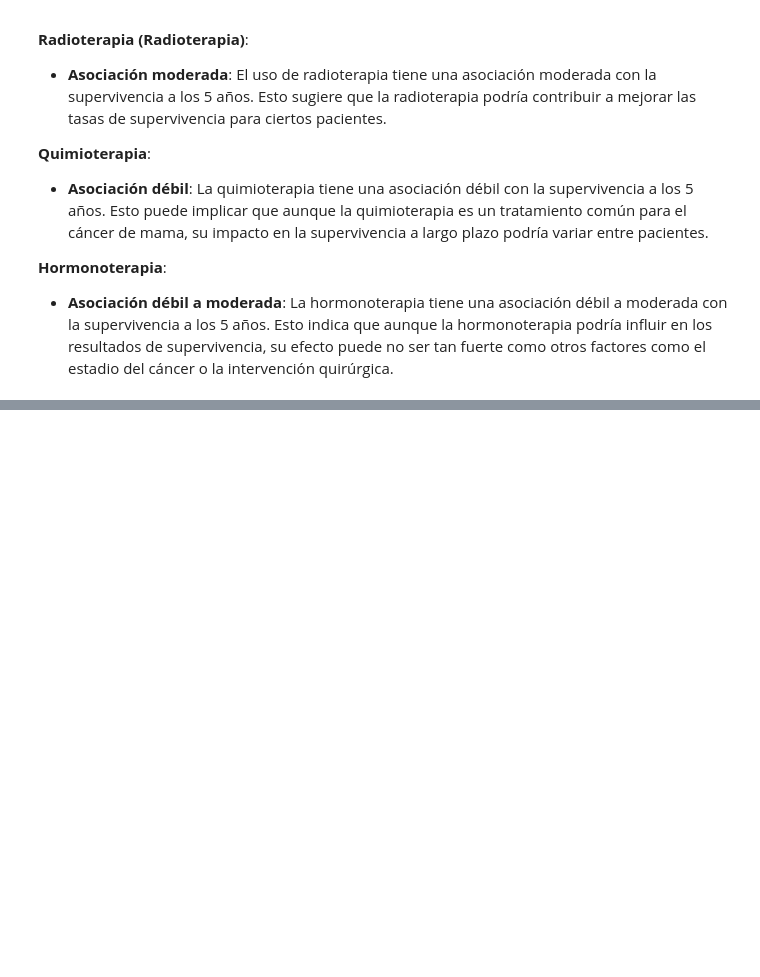
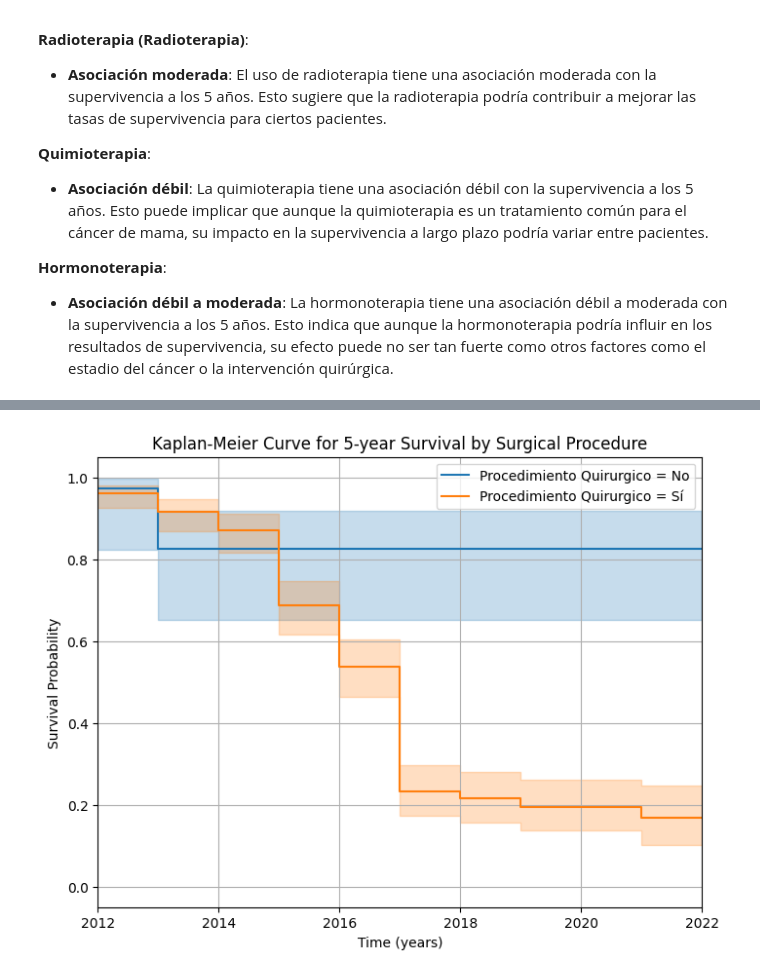
Before and after one commit to slesageq/Survivor_Analysis, a Jupyter notebook: analysis.ipynb, the cells around one changed output, grey strips where cells are left out. Drawn from its saved outputs; the diff is of its cells as text; code cells hidden in the pictures; blank space fills up the shorter version.

```diff
--- a/analysis.ipynb
+++ b/analysis.ipynb
@@ -1319,0 +1322,28 @@ plt.show()
+# %%
+
+# Fit Kaplan-Meier estimator for 'Procedimiento Quirurgico' == 'No'
+kmf_no_surgery = KaplanMeierFitter()
+kmf_no_surgery.fit(df.loc[df['Procedimiento Quirurgico'] == 'no', 'Año del Caso'], event_observed=df.loc[df['Procedimiento Quirurgico'] == 'no', '5y_survival'])
+
+# Fit Kaplan-Meier estimator for 'Procedimiento Quirurgico' == 'Sí'
+kmf_surgery = KaplanMeierFitter()
+kmf_surgery.fit(df.loc[df['Procedimiento Quirurgico'] != 'no', 'Año del Caso'], event_observed=df.loc[df['Procedimiento Quirurgico'] != 'no', '5y_survival'])
+
+# Plot Kaplan-Meier curves
+plt.figure(figsize=(8, 6))
+
+# Plot Kaplan-Meier curve for 'Procedimiento Quirurgico' == 'No'
+kmf_no_surgery.plot(label='Procedimiento Quirurgico = No')
+
+# Plot Kaplan-Meier curve for 'Procedimiento Quirurgico' == 'Sí'
+kmf_surgery.plot(label='Procedimiento Quirurgico = Sí')
+
+plt.title('Kaplan-Meier Curve for 5-year Survival by Surgical Procedure')
+plt.xlabel('Time (years)')
+plt.ylabel('Survival Probability')
+plt.xlim(2012, 2022)
+plt.grid(True)
+plt.legend()
+plt.show()
+# %% [output]
+[figure, added]
```
Also changed, not shown: parts of 3 cells of this notebook.
